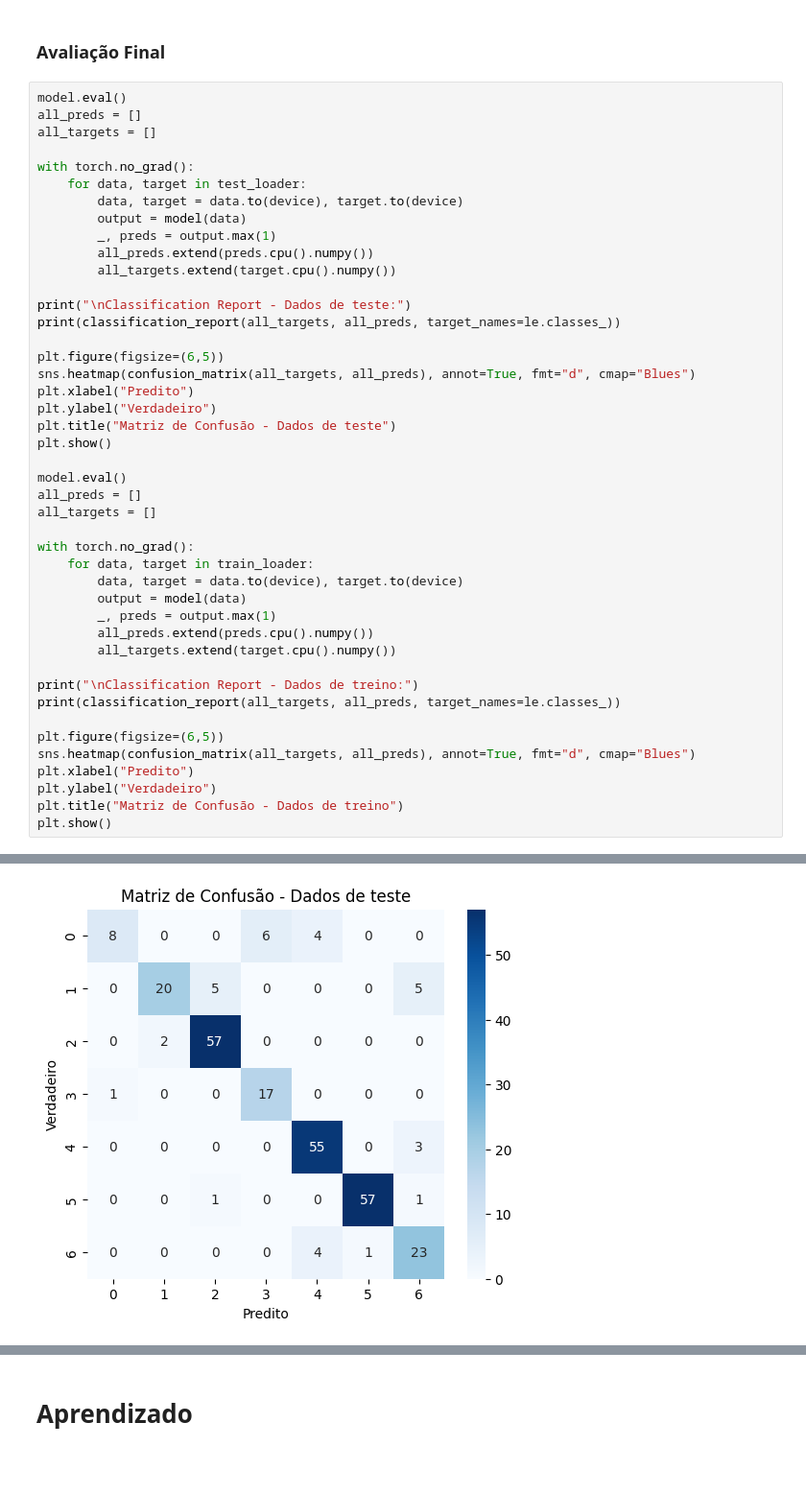
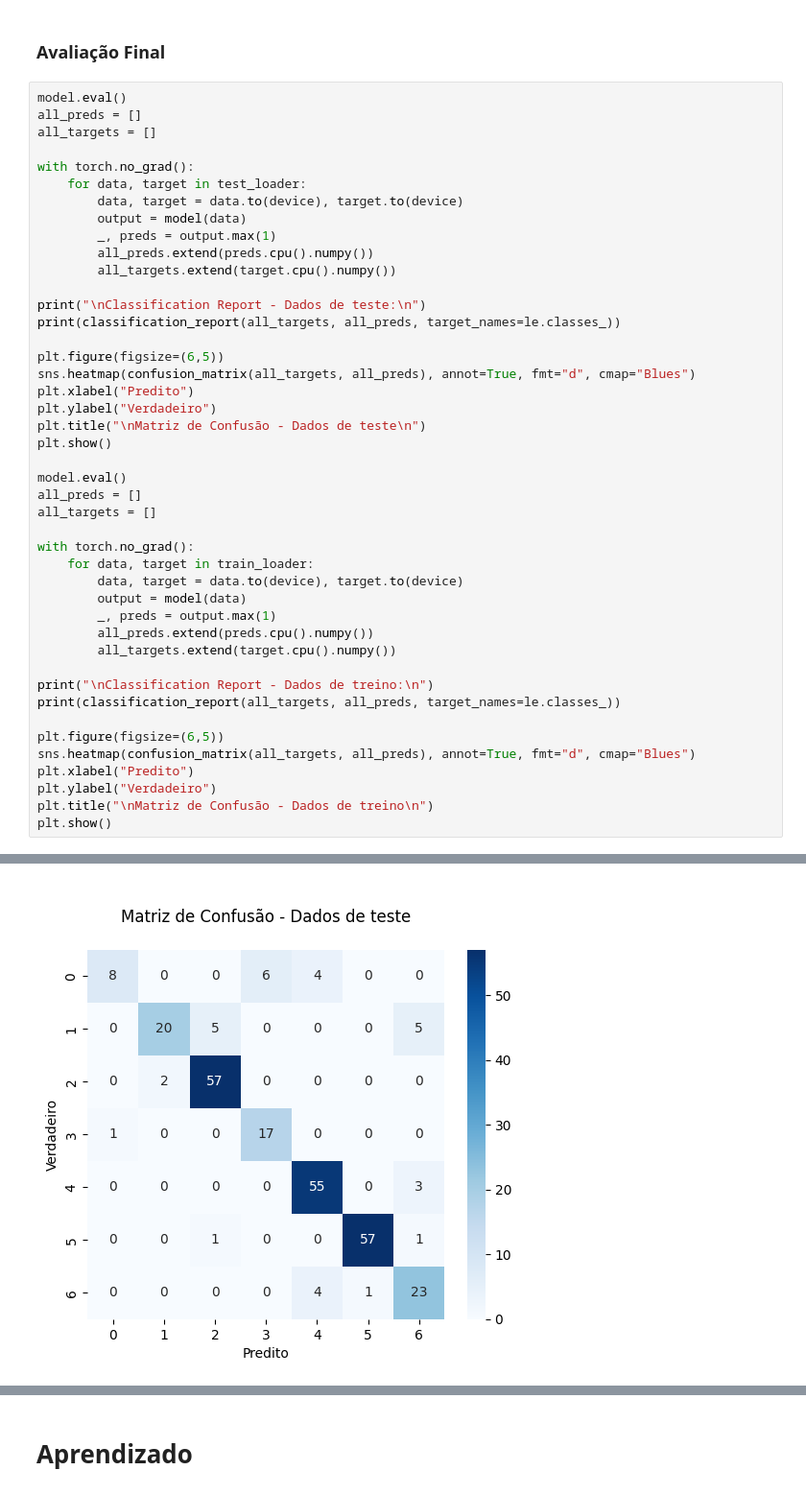
Before and after one commit to anacelinags/RNA-e-Deep-Learning---CESAR-School-2024.02, a Jupyter notebook: Trabalho Final/Projeto_MachineLearning_Algoritmo_para_classificação.ipynb, the cells around one changed output, grey strips where cells are left out. Shown at 96% size. Saved outputs shown, nothing was run; the diff lists cells and outputs as text; blank space fills up the shorter version.

```diff
--- a/Trabalho Final/Projeto_MachineLearning_Algoritmo_para_classificação.ipynb
+++ b/Trabalho Final/Projeto_MachineLearning_Algoritmo_para_classificação.ipynb
@@ -335,14 +336,14 @@ with torch.no_grad():
         all_preds.extend(preds.cpu().numpy())
         all_targets.extend(target.cpu().numpy())
 
-print("\nClassification Report - Dados de teste:")
+print("\nClassification Report - Dados de teste:\n")
 print(classification_report(all_targets, all_preds, target_names=le.classes_))
 
 plt.figure(figsize=(6,5))
 sns.heatmap(confusion_matrix(all_targets, all_preds), annot=True, fmt="d", cmap="Blues")
 plt.xlabel("Predito")
 plt.ylabel("Verdadeiro")
-plt.title("Matriz de Confusão - Dados de teste")
+plt.title("\nMatriz de Confusão - Dados de teste\n")
 plt.show()
 
 model.eval()
@@ -357,14 +358,14 @@ with torch.no_grad():
         all_preds.extend(preds.cpu().numpy())
         all_targets.extend(target.cpu().numpy())
 
-print("\nClassification Report - Dados de treino:")
+print("\nClassification Report - Dados de treino:\n")
 print(classification_report(all_targets, all_preds, target_names=le.classes_))
 
 plt.figure(figsize=(6,5))
 sns.heatmap(confusion_matrix(all_targets, all_preds), annot=True, fmt="d", cmap="Blues")
 plt.xlabel("Predito")
 plt.ylabel("Verdadeiro")
-plt.title("Matriz de Confusão - Dados de treino")
+plt.title("\nMatriz de Confusão - Dados de treino\n")
 plt.show()
 # %% [output]
 Classification Report - Dados de teste:
@@ -371,15 +373,15 @@ Classification Report - Dados de teste:
               precision    recall  f1-score   support
 
        BERHI       0.89      0.44      0.59        18
       DEGLET       0.91      0.67      0.77        30
        DOKOL       0.90      0.97      0.93        59
        IRAQI       0.74      0.94      0.83        18
       ROTANA       0.87      0.95      0.91        58
       SAFAVI       0.98      0.97      0.97        59
        SOGAY       0.72      0.82      0.77        28
 
     accuracy                           0.88       270
    macro avg       0.86      0.82      0.83       270
 weighted avg       0.88      0.88      0.87       270
-[figure, old version]
+[figure, new version]
 Classification Report - Dados de treino:
```
Also changed, not shown: parts of 4 cells of this notebook.
